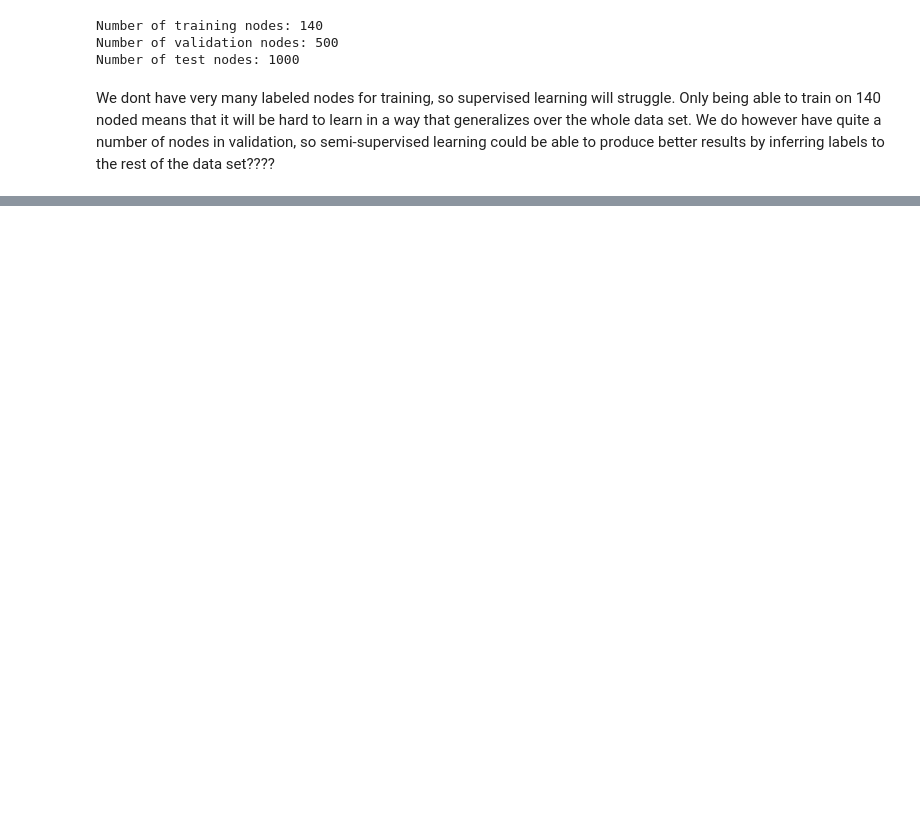
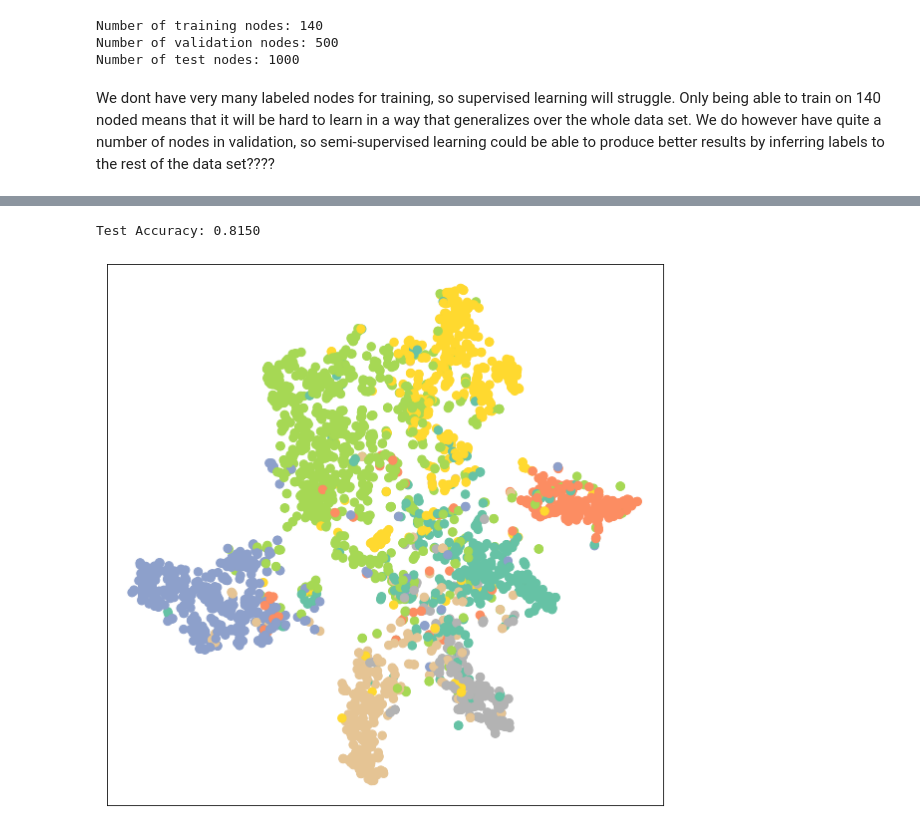
Before and after one commit to AxelEiman/AdvancedNN, a Jupyter notebook: GraphNN.ipynb, the cells around one changed output, grey strips where cells are left out. Drawn from its saved outputs; the diff is of its cells as text; code cells hidden in the pictures; blank space fills up the shorter version.

Commit message:
Everything but early stopping from 1)

```diff
--- a/GraphNN.ipynb
+++ b/GraphNN.ipynb
@@ -65,0 +179,26 @@ We dont have very many labeled nodes for training, so supervised learning will s
+# %%
+gcn_model = GCN(hidden_channels=16)
+optimizer = torch.optim.Adam(gcn_model.parameters(), lr=0.01, weight_decay=5e-4)
+criterion = torch.nn.CrossEntropyLoss()
+
+def gcn_train():
+      gcn_model.train()
+      optimizer.zero_grad()  # Clear gradients.
+      out = gcn_model(data.x, data.edge_index)  # Perform a single forward pass.
+      loss = criterion(out[data.train_mask], data.y[data.train_mask])  # Compute the loss solely based on the training nodes.
+      loss.backward()  # Derive gradients.
+      optimizer.step()  # Update parameters based on gradients.
+      return loss
+
+def gcn_test():
+      gcn_model.eval()
+      out = gcn_model(data.x, data.edge_index)
+      pred = out.argmax(dim=1)  # Use the class with highest probability.
+      test_correct = pred[data.test_mask] == data.y[data.test_mask]  # Check against ground-truth labels.
+      test_acc = int(test_correct.sum()) / int(data.test_mask.sum())  # Derive ratio of correct predictions.
+      return test_acc
+
+# TODO implement early stopping
+for epoch in range(1, 101):
+    loss = gcn_train()
+    print(f'Epoch: {epoch:03d}, Loss: {loss:.4f}')
@@ -65,0 +223,12 @@ We dont have very many labeled nodes for training, so supervised learning will s
+# %%
+test_acc = gcn_test()
+print(f'Test Accuracy: {test_acc:.4f}')
+# %% [output]
+Test Accuracy: 0.8150
+# %%
+gcn_model.eval()
+
+out = gcn_model(data.x, data.edge_index)
+visualize(out, color=data.y)
+# %% [output]
+[figure, added]
```
Also changed, not shown: parts of 9 cells of this notebook.
